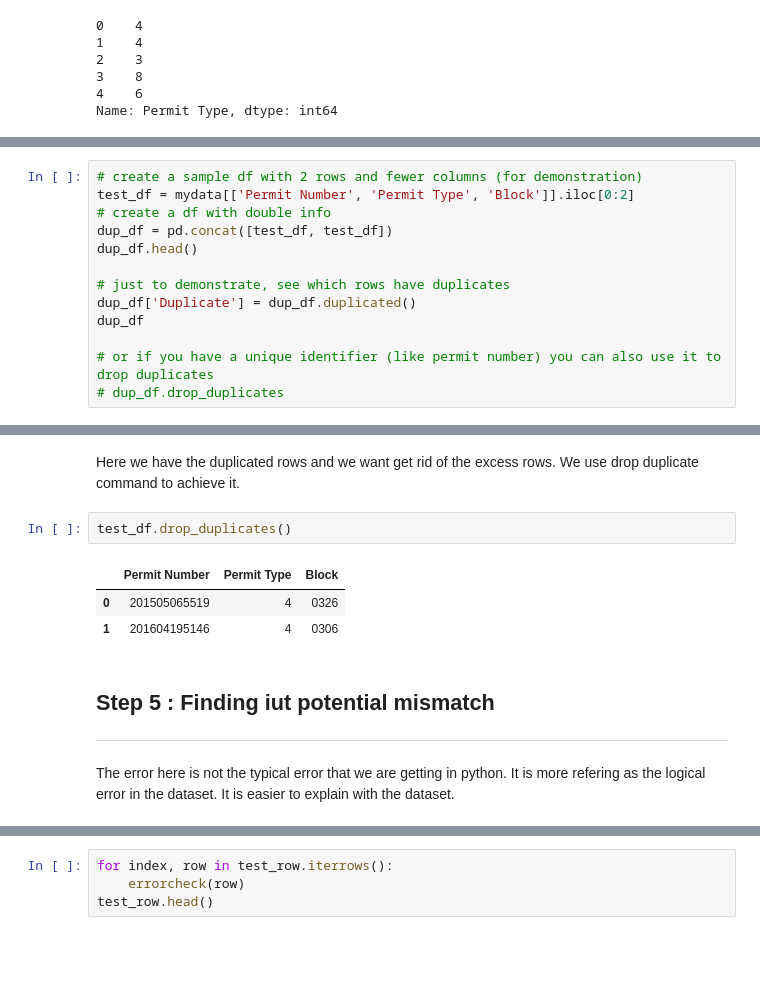
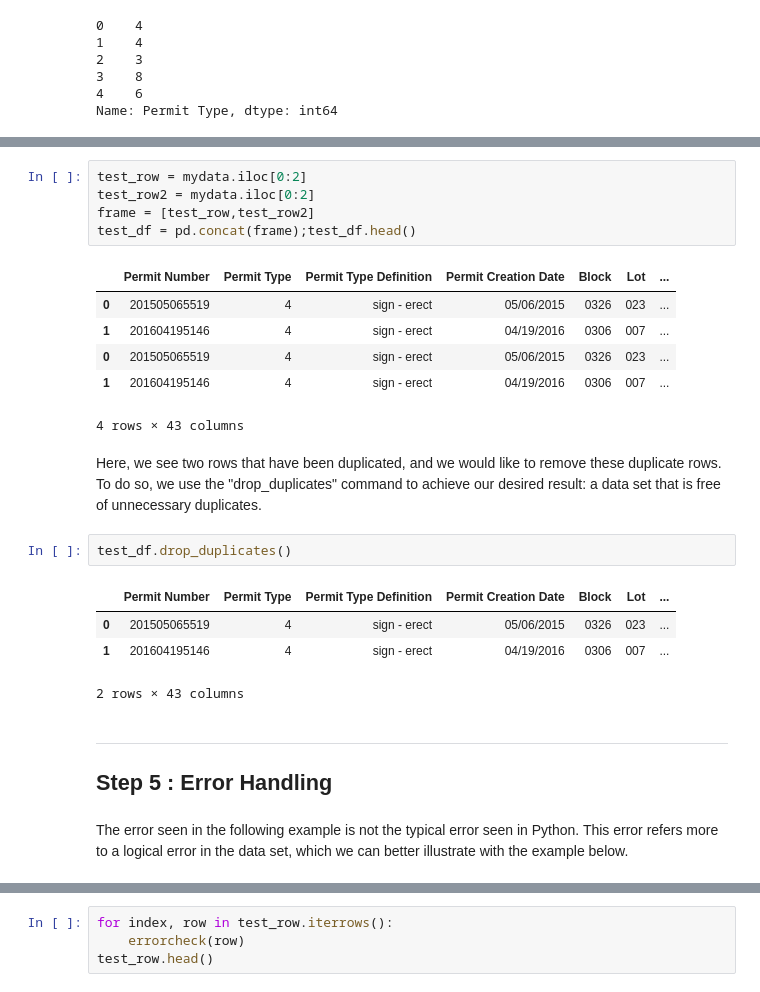
Before and after one commit to Analytics-at-Sauder/NB0007_Data_Cleaning, a Jupyter notebook: Data Cleaning.ipynb, the cells around one changed output, grey strips where cells are left out. Drawn from its saved outputs; the diff is of its cells as text; blank space fills up the shorter version.

```diff
--- a/Data Cleaning.ipynb
+++ b/Data Cleaning.ipynb
@@ -166,13 +106,0 @@ Some times rows with same content will appear twice in your dataframe and you de
-# %%
-# create a sample df with 2 rows and fewer columns (for demonstration)
-test_df = mydata[['Permit Number', 'Permit Type', 'Block']].iloc[0:2]
-# create a df with double info
-dup_df = pd.concat([test_df, test_df])
-dup_df.head()
-
-# just to demonstrate, see which rows have duplicates
-dup_df['Duplicate'] = dup_df.duplicated()
-dup_df
-
-# or if you have a unique identifier (like permit number) you can also use it to drop duplicates
-# dup_df.drop_duplicates
@@ -185,15 +107,27 @@ dup_df
-# %% [markdown]
-Here we have the duplicated rows and we want get rid of the excess rows. We use drop duplicate command to achieve it.
+# %%
+test_row = mydata.iloc[0:2]
+test_row2 = mydata.iloc[0:2]
+frame = [test_row,test_row2]
+test_df = pd.concat(frame);test_df.head()
+# %% [output]
+|  | Permit Number | Permit Type | Permit Type Definition | Permit Creation Date | Block | Lot | ... |
+| 0 | 201505065519 | 4 | sign - erect | 05/06/2015 | 0326 | 023 | ... |
+| 1 | 201604195146 | 4 | sign - erect | 04/19/2016 | 0306 | 007 | ... |
+| 0 | 201505065519 | 4 | sign - erect | 05/06/2015 | 0326 | 023 | ... |
+| 1 | 201604195146 | 4 | sign - erect | 04/19/2016 | 0306 | 007 | ... |
+4 rows × 43 columns
+# %% [markdown]
+Here, we see two rows that have been duplicated, and we would like to remove these duplicate rows. To do so, we use the "drop_duplicates" command to achieve our desired result: a data set that is free of unnecessary duplicates.
 # %%
 test_df.drop_duplicates()
 # %% [output]
-|  | Permit Number | Permit Type | Block |
-| 0 | 201505065519 | 4 | 0326 |
-| 1 | 201604195146 | 4 | 0306 |
+|  | Permit Number | Permit Type | Permit Type Definition | Permit Creation Date | Block | Lot | ... |
+| 0 | 201505065519 | 4 | sign - erect | 05/06/2015 | 0326 | 023 | ... |
+| 1 | 201604195146 | 4 | sign - erect | 04/19/2016 | 0306 | 007 | ... |
+2 rows × 43 columns
 # %% [markdown]
-## Step 5 : Finding iut potential mismatch
-
 ---
+## Step 5 : Error Handling
-# %% [markdown]
-The error here is not the typical error that we are getting in python. It is more refering as the logical error in the dataset. It is easier to explain with the dataset.
+# %% [markdown]
+The error seen in the following example is not the typical error seen in Python. This error refers more to a logical error in the data set, which we can better illustrate with the example below.
 # %%
```
Also changed, not shown: parts of 46 cells of this notebook.
